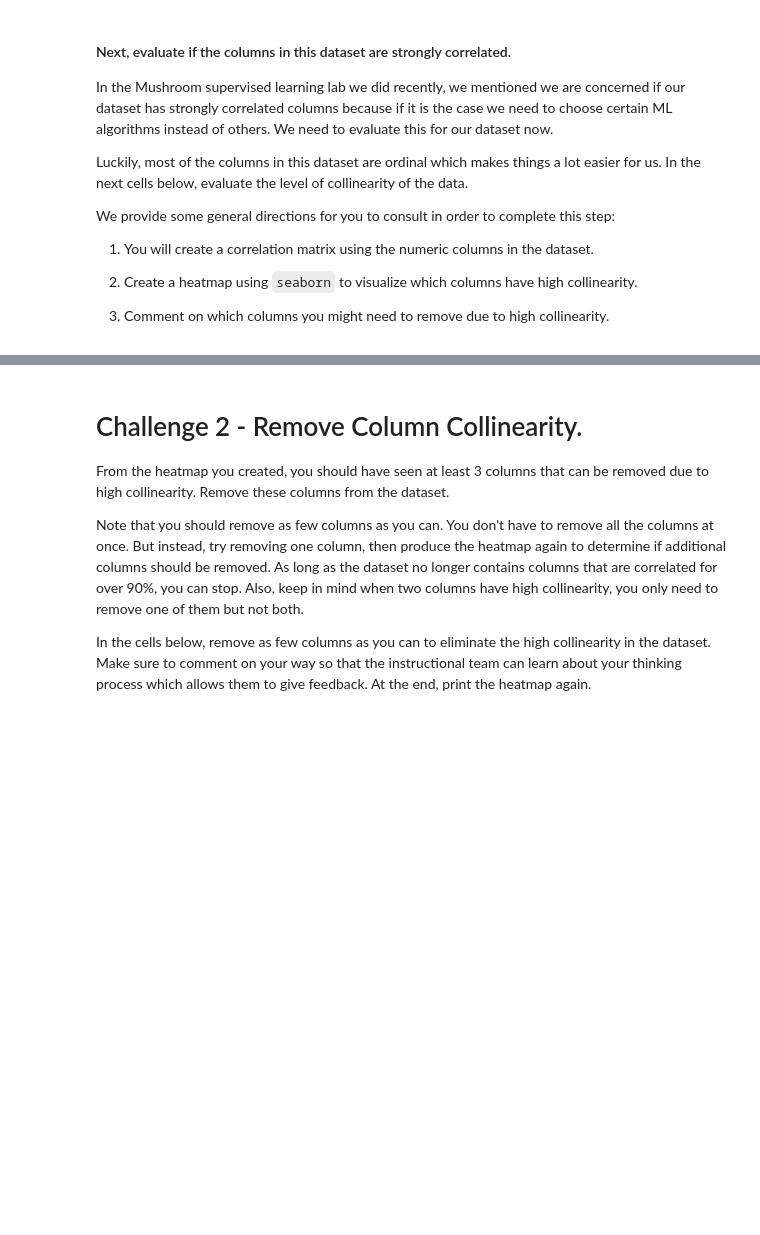
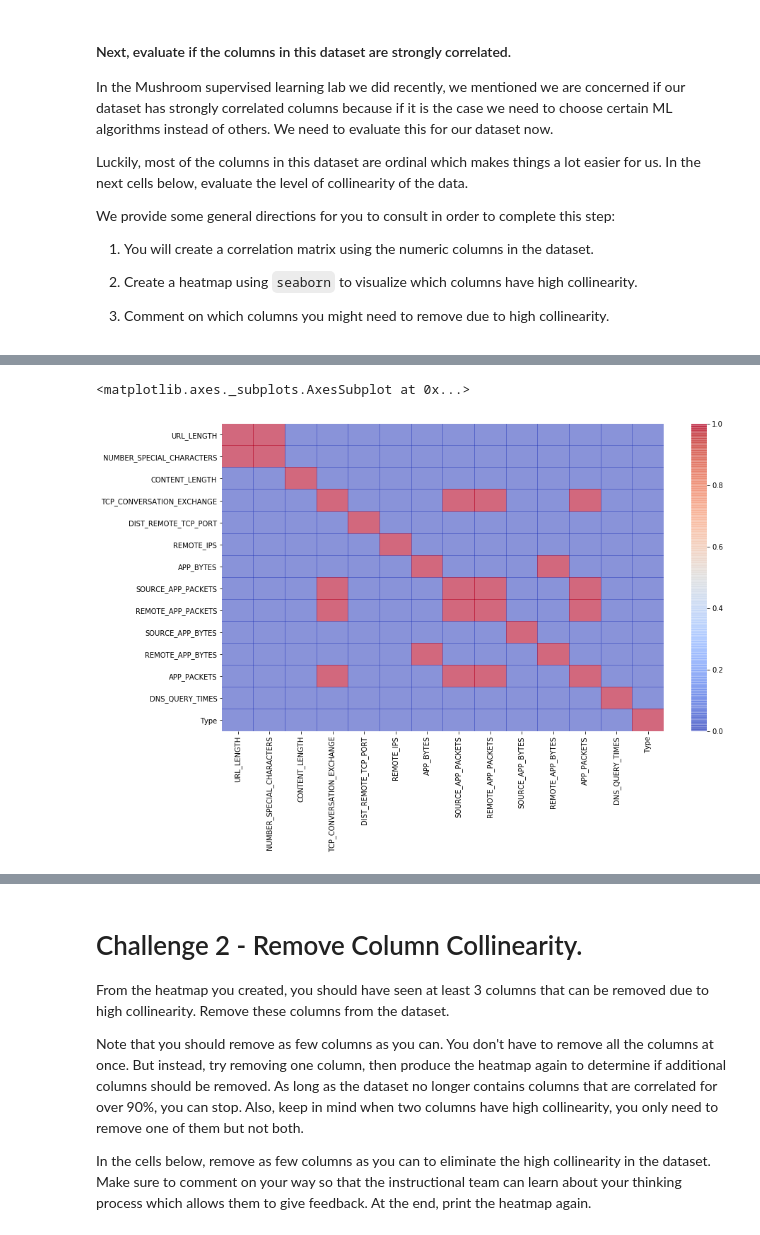
Before and after one commit to ta-datapt-bcn/lab-supervised-learning, a Jupyter notebook: your-code/main.ipynb, the cells around one changed output, grey strips where cells are left out. Cells and saved outputs as stored; diff of their text form; code cells hidden in the pictures; blank space fills up the shorter version.

```diff
--- a/your-code/main.ipynb
+++ b/your-code/main.ipynb
@@ -17,7 +19,7 @@ In this lab, we will explore a dataset that describes websites with different fe
 
 Let's start by exploring the dataset. First load the data file:
 # %%
-websites = pd.read_csv('../data/website.csv')
+websites = pd.read_csv('../data/website.csv', na_values=['None'])
 # %% [markdown]
 #### Explore the data from an bird's-eye view.
 
@@ -56,0 +157,6 @@ We provide some general directions for you to consult in order to complete this
+# %%
+plt.figure(figsize=(14, 8))
+sns.heatmap(websites.corr() > 0.90, cmap='coolwarm', alpha= 0.6)
+# %% [output]
+<matplotlib.axes._subplots.AxesSubplot at 0x...>
+[figure, added]
```
Also changed, not shown: parts of 70 cells of this notebook, 1 other file.
